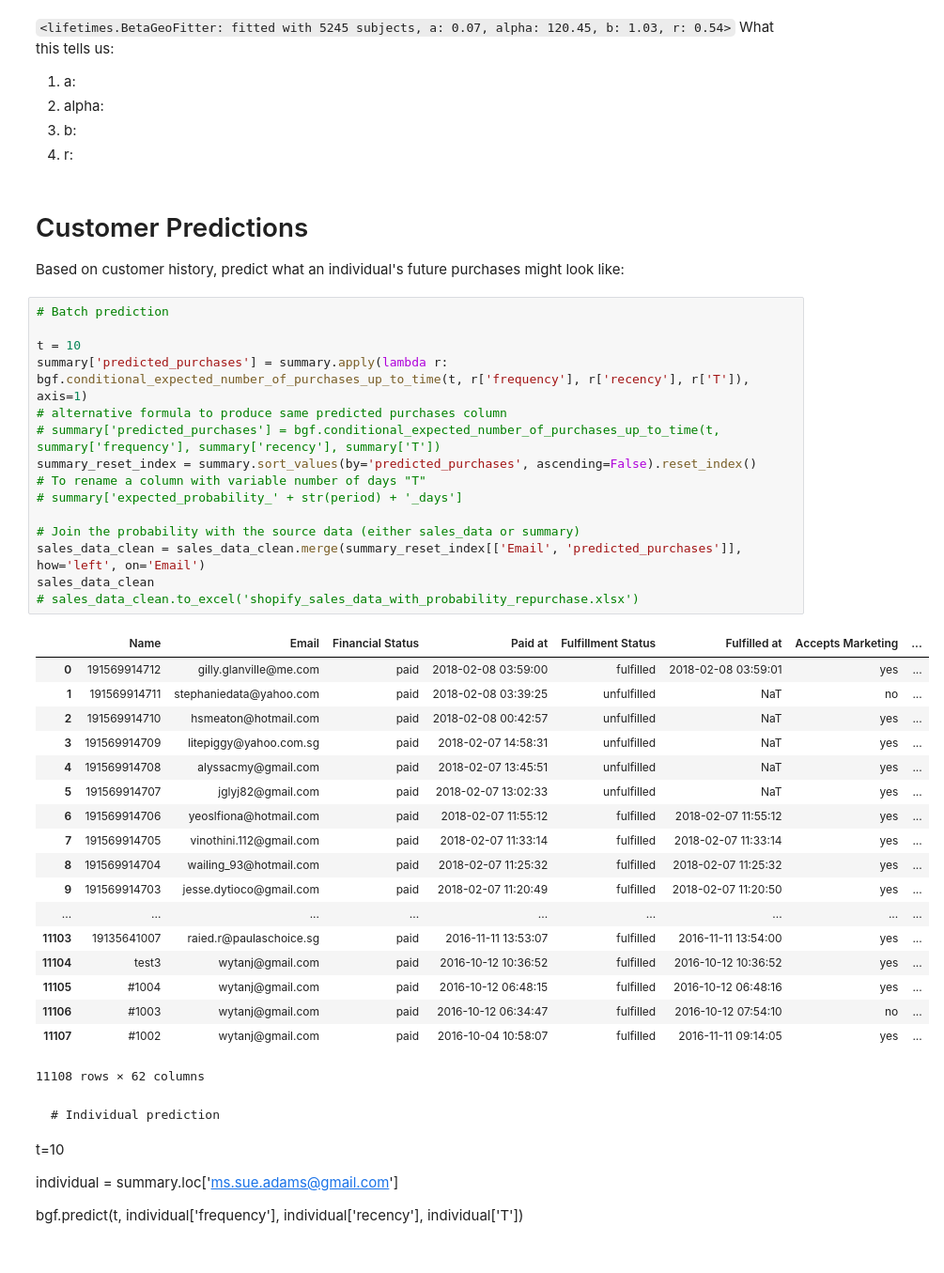
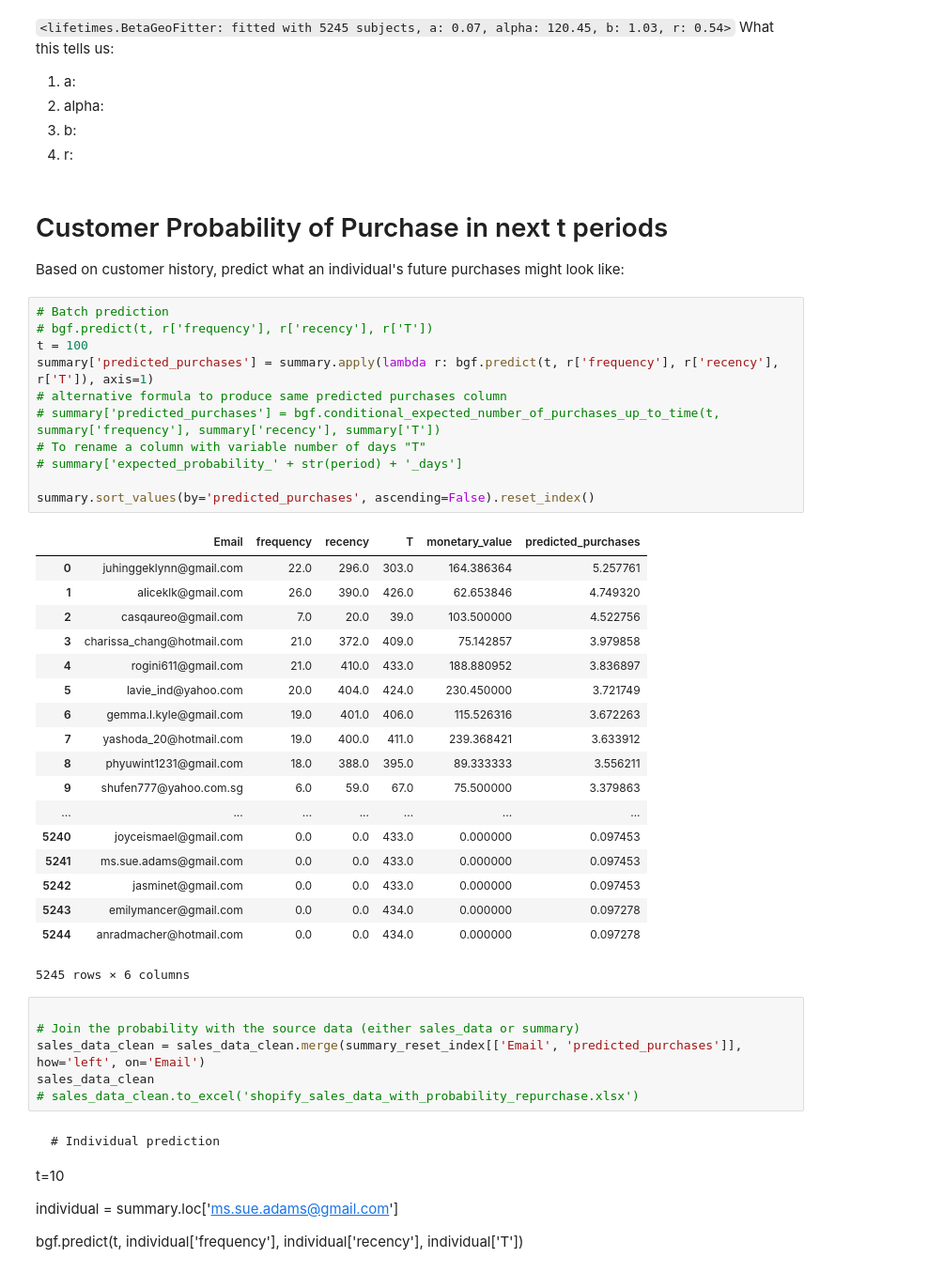
Before and after one commit to jeffl24/lifetime, a Jupyter notebook: CLTV_analysis.ipynb, the cells around one changed output. Shown at 94% size. Cells and saved outputs as stored; diff of their text form.

```diff
--- a/CLTV_analysis.ipynb
+++ b/CLTV_analysis.ipynb
@@ -121,42 +121,44 @@ What this tells us:
 3. b:
 4. r:
 # %% [markdown]
-# Customer Predictions
+# Customer Probability of Purchase in next t periods
 Based on customer history, predict what an individual's future purchases might look like:
 # %%
 # Batch prediction
-
-t = 10
-summary['predicted_purchases'] = summary.apply(lambda r: bgf.conditional_expected_number_of_purchases_up_to_time(t, r['frequency'], r['recency'], r['T']), axis=1)
+# bgf.predict(t, r['frequency'], r['recency'], r['T'])
+t = 100
+summary['predicted_purchases'] = summary.apply(lambda r: bgf.predict(t, r['frequency'], r['recency'], r['T']), axis=1)
 # alternative formula to produce same predicted purchases column
 # summary['predicted_purchases'] = bgf.conditional_expected_number_of_purchases_up_to_time(t, summary['frequency'], summary['recency'], summary['T'])
-summary_reset_index = summary.sort_values(by='predicted_purchases', ascending=False).reset_index()
 # To rename a column with variable number of days "T"
 # summary['expected_probability_' + str(period) + '_days']
 
-# Join the probability with the source data (either sales_data or summary)
-sales_data_clean = sales_data_clean.merge(summary_reset_index[['Email', 'predicted_purchases']], how='left', on='Email')
-sales_data_clean
-# sales_data_clean.to_excel('shopify_sales_data_with_probability_repurchase.xlsx')
+summary.sort_values(by='predicted_purchases', ascending=False).reset_index()
 # %% [output]
-|  | Name | Email | Financial Status | Paid at | Fulfillment Status | Fulfilled at | Accepts Marketing | ... |
-| 0 | 191569914712 | gilly.glanville@me.com | paid | 2018-02-08 03:59:00 | fulfilled | 2018-02-08 03:59:01 | yes | ... |
-| 1 | 191569914711 | stephaniedata@yahoo.com | paid | 2018-02-08 03:39:25 | unfulfilled | NaT | no | ... |
-| 2 | 191569914710 | hsmeaton@hotmail.com | paid | 2018-02-08 00:42:57 | unfulfilled | NaT | yes | ... |
-| 3 | 191569914709 | litepiggy@yahoo.com.sg | paid | 2018-02-07 14:58:31 | unfulfilled | NaT | yes | ... |
-| 4 | 191569914708 | alyssacmy@gmail.com | paid | 2018-02-07 13:45:51 | unfulfilled | NaT | yes | ... |
-| 5 | 191569914707 | jglyj82@gmail.com | paid | 2018-02-07 13:02:33 | unfulfilled | NaT | yes | ... |
-| 6 | 191569914706 | yeoslfiona@hotmail.com | paid | 2018-02-07 11:55:12 | fulfilled | 2018-02-07 11:55:12 | yes | ... |
-| 7 | 191569914705 | vinothini.112@gmail.com | paid | 2018-02-07 11:33:14 | fulfilled | 2018-02-07 11:33:14 | yes | ... |
-| 8 | 191569914704 | wailing_93@hotmail.com | paid | 2018-02-07 11:25:32 | fulfilled | 2018-02-07 11:25:32 | yes | ... |
-| 9 | 191569914703 | jesse.dytioco@gmail.com | paid | 2018-02-07 11:20:49 | fulfilled | 2018-02-07 11:20:50 | yes | ... |
-| ... | ... | ... | ... | ... | ... | ... | ... | ... |
-| 11103 | 19135641007 | raied.r@paulaschoice.sg | paid | 2016-11-11 13:53:07 | fulfilled | 2016-11-11 13:54:00 | yes | ... |
-| 11104 | test3 | wytanj@gmail.com | paid | 2016-10-12 10:36:52 | fulfilled | 2016-10-12 10:36:52 | yes | ... |
-| 11105 | #1004 | wytanj@gmail.com | paid | 2016-10-12 06:48:15 | fulfilled | 2016-10-12 06:48:16 | yes | ... |
-| 11106 | #1003 | wytanj@gmail.com | paid | 2016-10-12 06:34:47 | fulfilled | 2016-10-12 07:54:10 | no | ... |
-| 11107 | #1002 | wytanj@gmail.com | paid | 2016-10-04 10:58:07 | fulfilled | 2016-11-11 09:14:05 | yes | ... |
+|  | Email | frequency | recency | T | monetary_value | predicted_purchases |
+| 0 | juhinggeklynn@gmail.com | 22.0 | 296.0 | 303.0 | 164.386364 | 5.257761 |
+| 1 | aliceklk@gmail.com | 26.0 | 390.0 | 426.0 | 62.653846 | 4.749320 |
+| 2 | casqaureo@gmail.com | 7.0 | 20.0 | 39.0 | 103.500000 | 4.522756 |
+| 3 | charissa_chang@hotmail.com | 21.0 | 372.0 | 409.0 | 75.142857 | 3.979858 |
+| 4 | rogini611@gmail.com | 21.0 | 410.0 | 433.0 | 188.880952 | 3.836897 |
+| 5 | lavie_ind@yahoo.com | 20.0 | 404.0 | 424.0 | 230.450000 | 3.721749 |
+| 6 | gemma.l.kyle@gmail.com | 19.0 | 401.0 | 406.0 | 115.526316 | 3.672263 |
+| 7 | yashoda_20@hotmail.com | 19.0 | 400.0 | 411.0 | 239.368421 | 3.633912 |
+| 8 | phyuwint1231@gmail.com | 18.0 | 388.0 | 395.0 | 89.333333 | 3.556211 |
+| 9 | shufen777@yahoo.com.sg | 6.0 | 59.0 | 67.0 | 75.500000 | 3.379863 |
+| ... | ... | ... | ... | ... | ... | ... |
+| 5240 | joyceismael@gmail.com | 0.0 | 0.0 | 433.0 | 0.000000 | 0.097453 |
+| 5241 | ms.sue.adams@gmail.com | 0.0 | 0.0 | 433.0 | 0.000000 | 0.097453 |
+| 5242 | jasminet@gmail.com | 0.0 | 0.0 | 433.0 | 0.000000 | 0.097453 |
+| 5243 | emilymancer@gmail.com | 0.0 | 0.0 | 434.0 | 0.000000 | 0.097278 |
+| 5244 | anradmacher@hotmail.com | 0.0 | 0.0 | 434.0 | 0.000000 | 0.097278 |
-11108 rows × 62 columns
+5245 rows × 6 columns
+# %%
+
+# Join the probability with the source data (either sales_data or summary)
+sales_data_clean = sales_data_clean.merge(summary_reset_index[['Email', 'predicted_purchases']], how='left', on='Email')
+sales_data_clean
+# sales_data_clean.to_excel('shopify_sales_data_with_probability_repurchase.xlsx')
 # %% [markdown]
     # Individual prediction
 t=10
```
Also changed, not shown: parts of 29 cells of this notebook, 1 other file.
